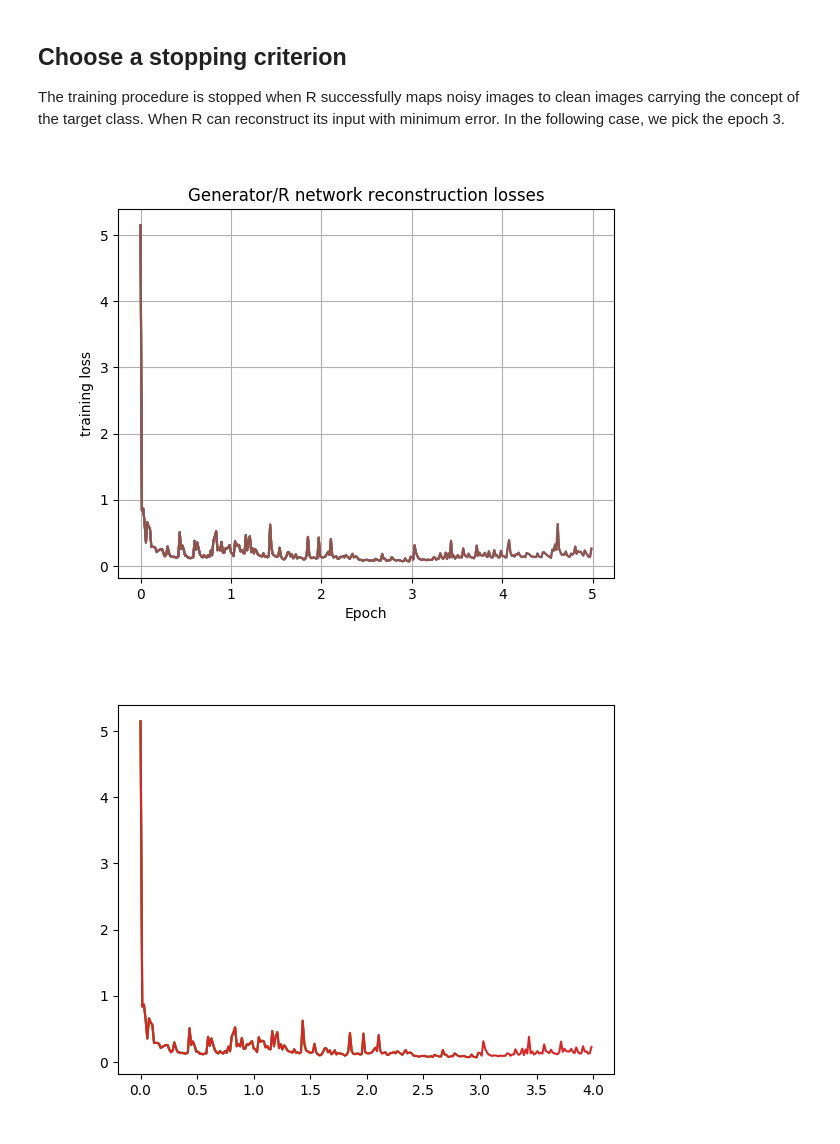
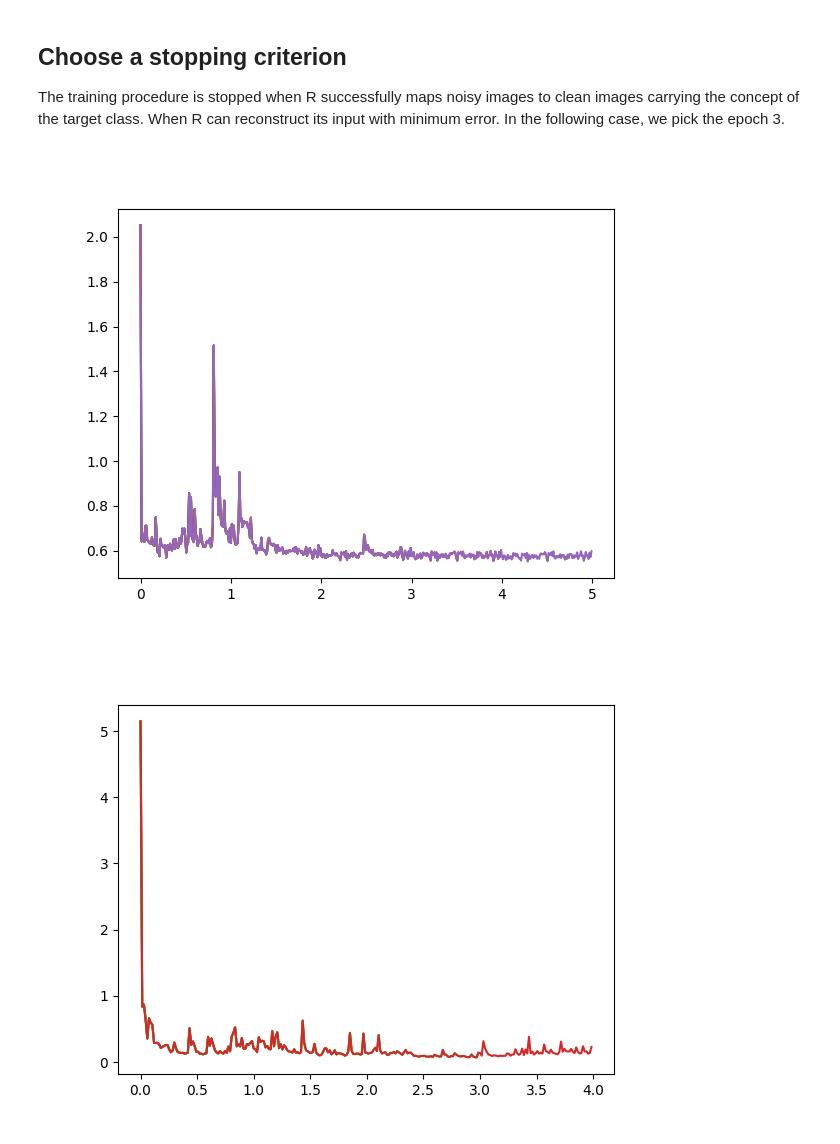
Before and after one commit to rcolomina/ALOCC_Keras, a Jupyter notebook: landsat_test.ipynb, the cells around one changed output. Saved outputs shown, nothing was run; the diff lists cells and outputs as text; code cells hidden in the pictures.

```diff
--- a/landsat_test.ipynb
+++ b/landsat_test.ipynb
@@ -52,9 +52,9 @@ The training procedure is stopped when R successfully maps noisy images to clean
 # %%
 # This image was generated at the end of the models.py training procedure to help pick a ending epoch to load.
 from IPython.display import Image
-Image(filename='plot_g_recon_losses.png')
+Image(filename='plot_g_recon_losses_4.png')
 # %% [output]
-[figure, old version]
+[figure, new version]
 # %%
 from IPython.display import Image
 Image(filename='plot_g_recon_losses_3.png')
```
Also changed, not shown: parts of 3 cells of this notebook, 3 other files.
